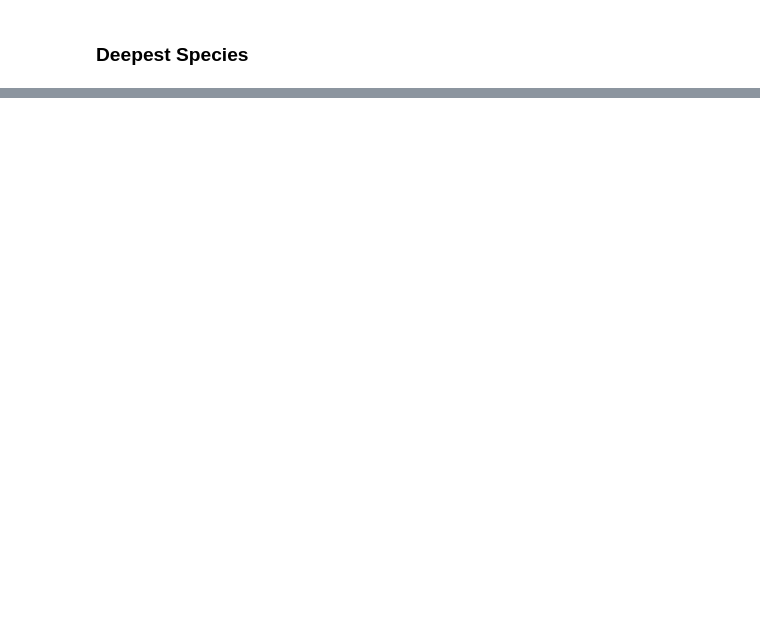
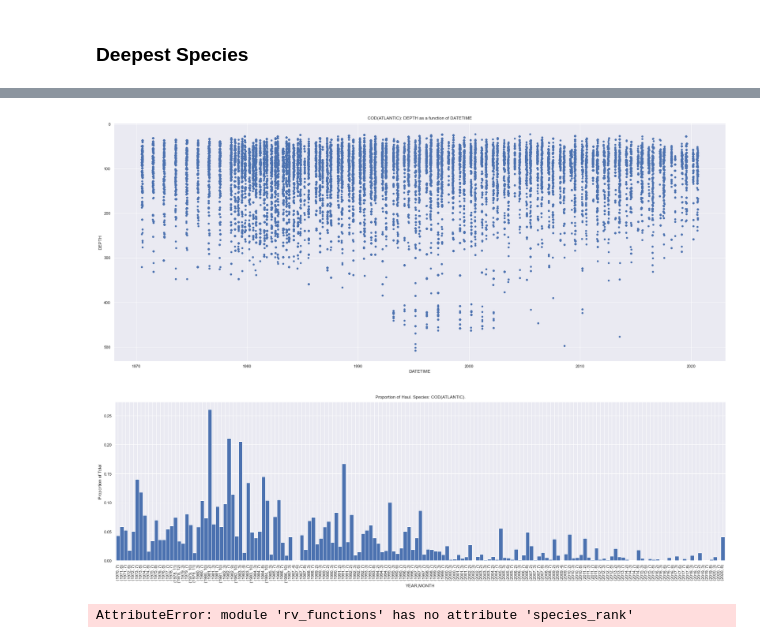
Before and after one commit to KevinCarr42/Maritimes-Research-Vessel-Surveys, a Jupyter notebook: Notebook5_EDA.ipynb, the cells around one changed output, grey strips where cells are left out. Saved outputs shown, nothing was run; the diff lists cells and outputs as text; code cells hidden in the pictures; blank space fills up the shorter version.

Commit message:
new rank function

```diff
--- a/Notebook5_EDA.ipynb
+++ b/Notebook5_EDA.ipynb
@@ -226,0 +405,15 @@ rv.top_species_by_attribute(df, attribute='FWT', aggregation='max', min_species=
+# %%
+# conversely, cod seem to be deteriorating
+rv.scatterplot_species(df, 10)
+rv.graph_species(rv.filtered_monthly(df), 10)
+# %% [output]
+[figure, added]
+[figure, added]
+# %%
+years = ['1970', '1980', '1990', '2000', '2010', None]
+species = 10
+
+for i in range(5):
+    print(rv.species_rank(df, species, date_min=years[i], date_max=years[i+1]))
+# %% [output]
+AttributeError: module 'rv_functions' has no attribute 'species_rank'
```
Also changed, not shown: parts of 30 cells of this notebook, 1 other file.
